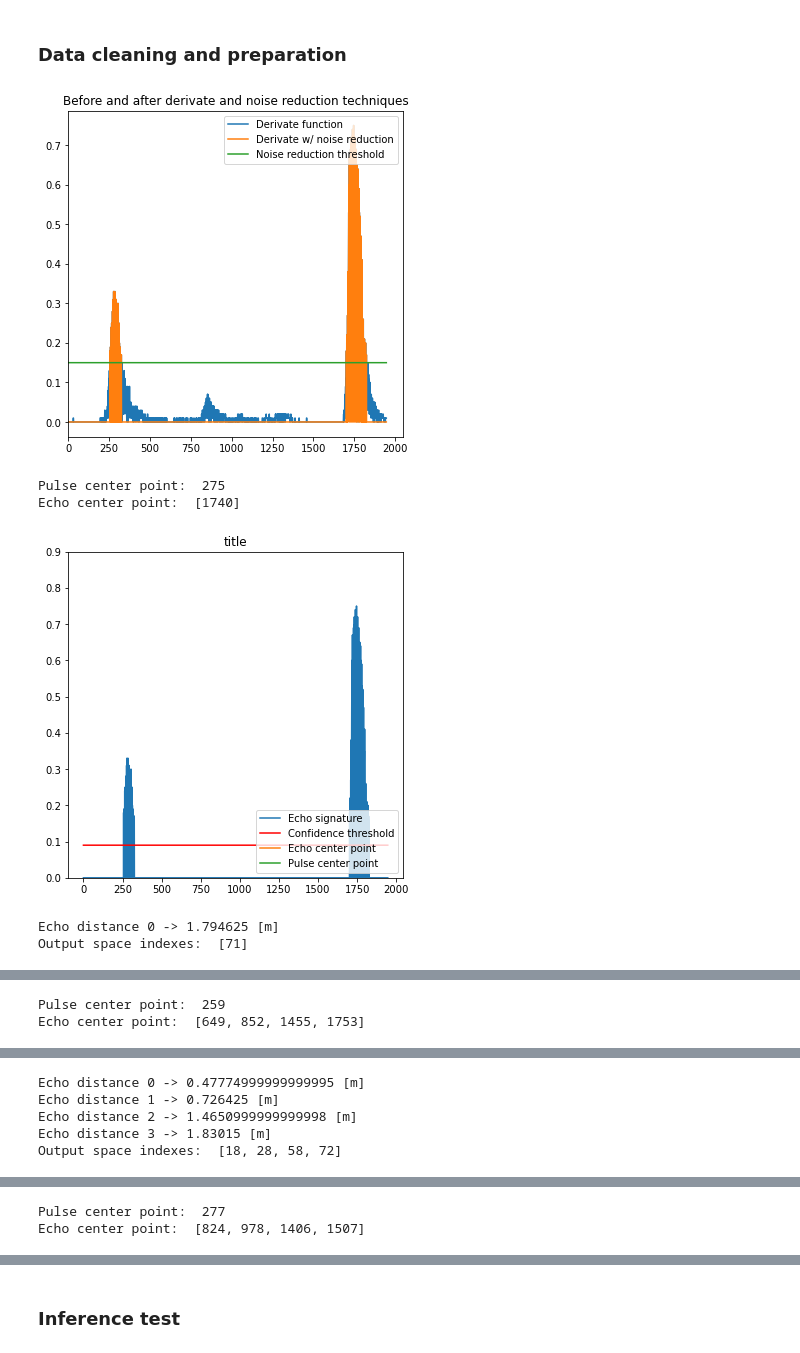
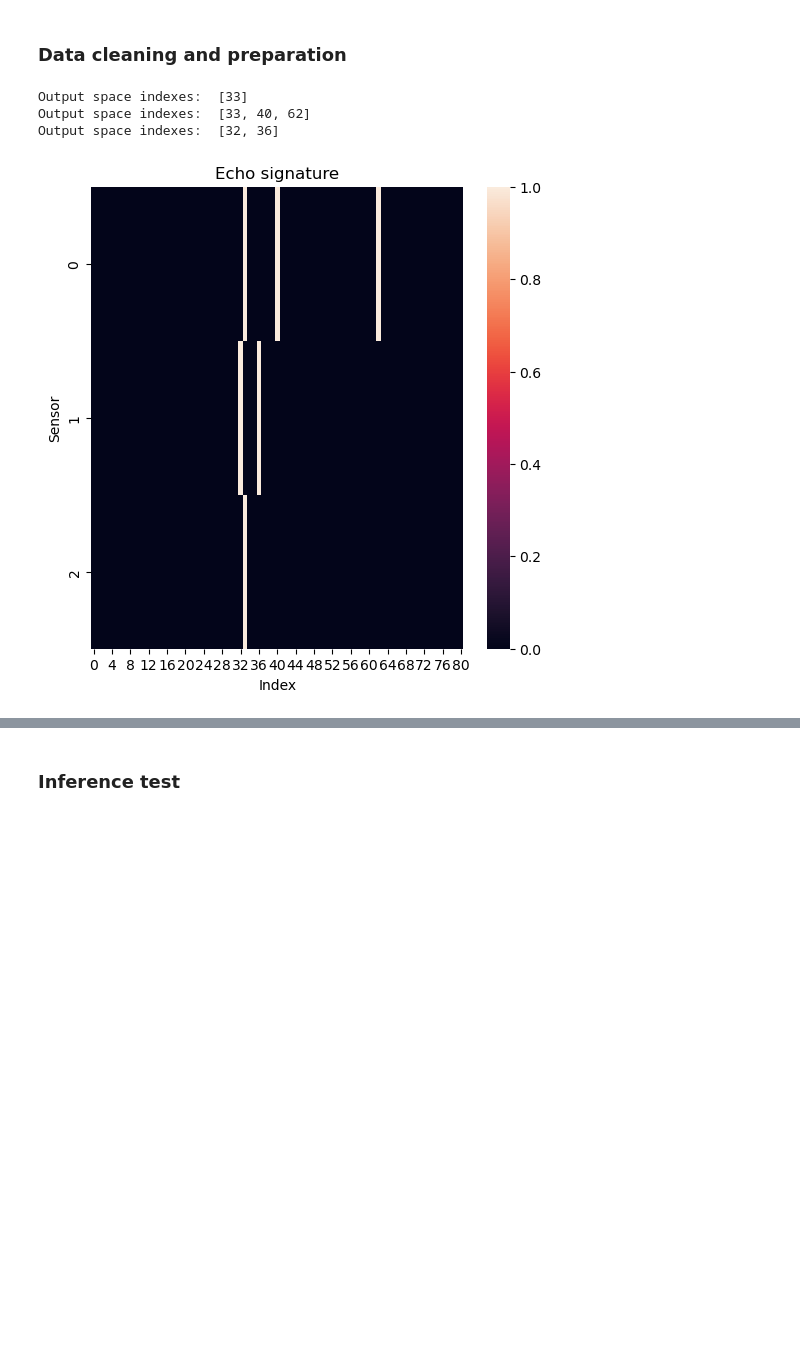
Before and after one commit to Juanpmartinez180/Data-Science-Projects, a Jupyter notebook: ultrasonic_radar/arduino/ultrasonic_sonar.ipynb, the cells around one changed output, grey strips where cells are left out. Drawn from its saved outputs; the diff is of its cells as text; code cells hidden in the pictures; blank space fills up the shorter version.

```diff
--- a/ultrasonic_radar/arduino/ultrasonic_sonar.ipynb
+++ b/ultrasonic_radar/arduino/ultrasonic_sonar.ipynb
@@ -88,12 +90,0 @@ plt.show()
-# %%
-received_data[0][2][:] = received_data[0][1][:]
-# %%
-sample = received_data[0][0][100:]
-plt.plot(np.arange(0, len(sample)), sample, label = 's1')  # Plot the derivate function
-sample = received_data[0][1][100:]
-plt.plot(np.arange(0, len(sample)), sample, label = 's2')  # Plot the derivate function
-sample = received_data[0][2][100:]
-plt.plot(np.arange(0, len(sample)), sample, label = 's3')  # Plot the derivate function
-
-plt.legend()
-plt.show()
@@ -103,42 +92,40 @@ plt.show()
 ### Data cleaning and preparation
 # %%
 curated_data = np.zeros([samples_to_capture, n_sensors, 81])
-plot_processing = True
+plot_processing = False
 
 for i in range(samples_to_capture):
     for j in range(n_sensors):
 
         ## Define sample to analize
 
         sample = received_data[i-1, j-1, 100:].astype(float)
 
         ## Apply derivate and noise reduction techniques
 
         sample_denoised = helpers.derivate_and_noise_reduction(sample, plot_processing)
 
         ## Detect pulses and retrieve related sample indexes
 
         center_point_pulse, center_point = helpers.pulse_detection(sample_denoised, plot_processing)
 
         ## Transform sample dimention to match ML algorithm input dimention
 
-        output_space = helpers.dimention_transformation(center_point_pulse, center_point, plot_processing)
+        output_space = helpers.dimention_transformation(center_point_pulse, center_point, print_results = True)
 
         ## Replace calculated indexes in the final array
         for pulse_idx in output_space:
             curated_data[i-1, j-1, pulse_idx] = 1
 
         print('Output space indexes: ',output_space)
 
     sns.heatmap(curated_data[i-1, :, :])
     plt.xlabel('Index')
     plt.ylabel('Sensor')
     plt.title('Echo signature')
     plt.show()
 # %% [output]
+Output space indexes:  [33]
+Output space indexes:  [33, 40, 62]
+Output space indexes:  [32, 36]
-[figure, old version]
+[figure, new version]
-Pulse center point:  275
-Echo center point:  [1740]
-[figure, removed]
-Echo distance 0 -> 1.794625 [m]
-Output space indexes:  [71]
@@ -146,2 +131,0 @@ Output space indexes:  [71]
-Pulse center point:  259
-Echo center point:  [649, 852, 1455, 1753]
@@ -149,5 +131,0 @@ Echo center point:  [649, 852, 1455, 1753]
-Echo distance 0 -> 0.47774999999999995 [m]
-Echo distance 1 -> 0.726425 [m]
-Echo distance 2 -> 1.4650999999999998 [m]
-Echo distance 3 -> 1.83015 [m]
-Output space indexes:  [18, 28, 58, 72]
@@ -155,2 +131,0 @@ Output space indexes:  [18, 28, 58, 72]
-Pulse center point:  277
-Echo center point:  [824, 978, 1406, 1507]
```
Also changed, not shown: parts of 7 cells of this notebook, 1 other file.
